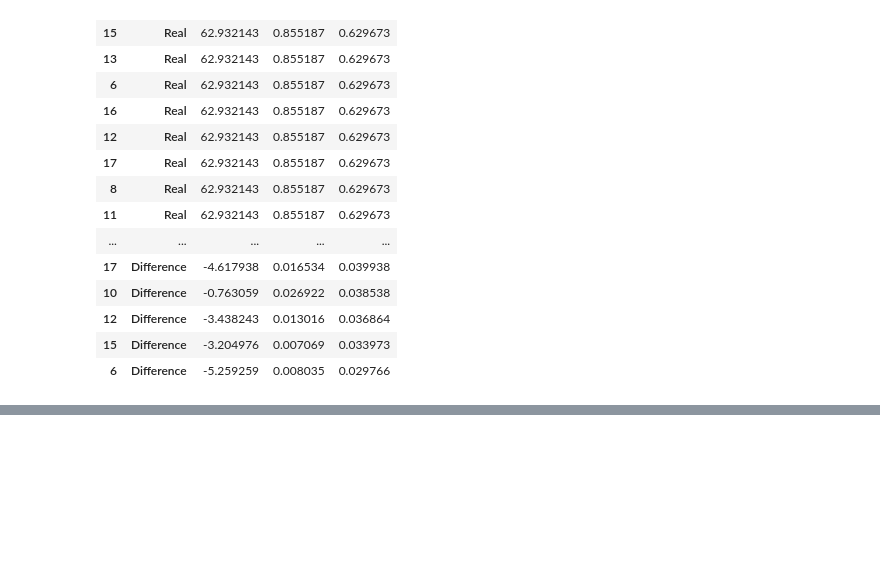
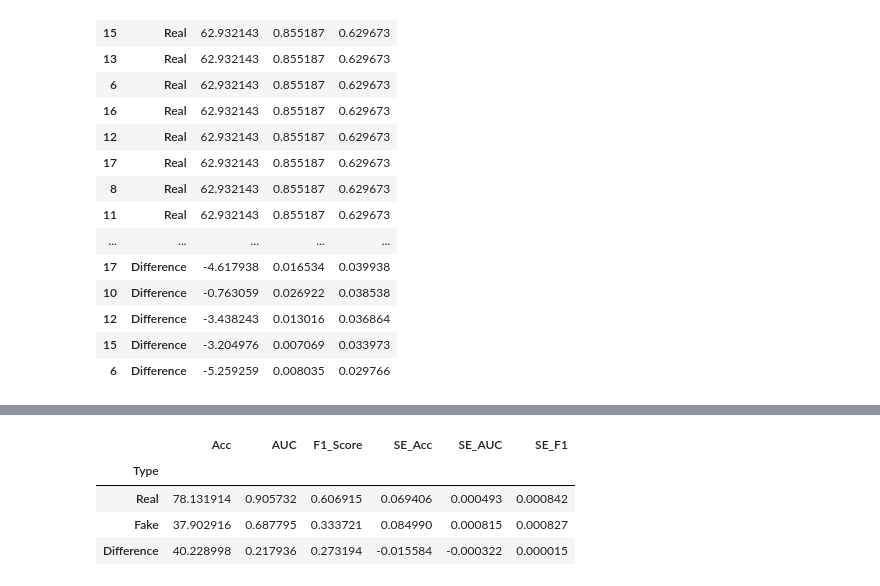
Before and after one commit to sangtanisakshi/thesis-project, a Jupyter notebook: ctabganplus/evaluate_ctabgan_hpo.ipynb, the cells around one changed output, grey strips where cells are left out. Cells and saved outputs as stored; diff of their text form; code cells hidden in the pictures; blank space fills up the shorter version.

```diff
--- a/ctabganplus/evaluate_ctabgan_hpo.ipynb
+++ b/ctabganplus/evaluate_ctabgan_hpo.ipynb
@@ -322,0 +329,4 @@ ctgan_classification_results_df.drop(["Model"],axis=1).groupby(["id", "Type"]).m
+# %%
+train_data = pd.read_csv("../thesisgan/input/new_train_data.csv")
+test_data = pd.read_csv("../thesisgan/input/new_hpo_data.csv")
+syn_data = pd.read_csv("../thesisgan/output/ctabgan_old_best_main/syn.csv")
@@ -322,0 +383,4 @@ ctgan_classification_results_df.drop(["Model"],axis=1).groupby(["id", "Type"]).m
+# %%
+old_best_results, old_best_cr = get_utility_metrics(train_data, test_data,
+                                                                        syn_data, scaler="MinMax",
+                                                                        type={"Classification":["xgb","lr","dt","rf","mlp"]})
@@ -322,0 +398,8 @@ ctgan_classification_results_df.drop(["Model"],axis=1).groupby(["id", "Type"]).m
+# %%
+old_best_results.drop(["Model"],axis=1).groupby(["Type"]).mean().sort_values(by="F1_Score", ascending=False).head(100)
+# %% [output]
+|  | Acc | AUC | F1_Score | SE_Acc | SE_AUC | SE_F1 |
+| Type |  |  |  |  |  |  |
+| Real | 78.131914 | 0.905732 | 0.606915 | 0.069406 | 0.000493 | 0.000842 |
+| Fake | 37.902916 | 0.687795 | 0.333721 | 0.084990 | 0.000815 | 0.000827 |
+| Difference | 40.228998 | 0.217936 | 0.273194 | -0.015584 | -0.000322 | 0.000015 |
```
Also changed, not shown: parts of 17 cells of this notebook, 1 other file.
